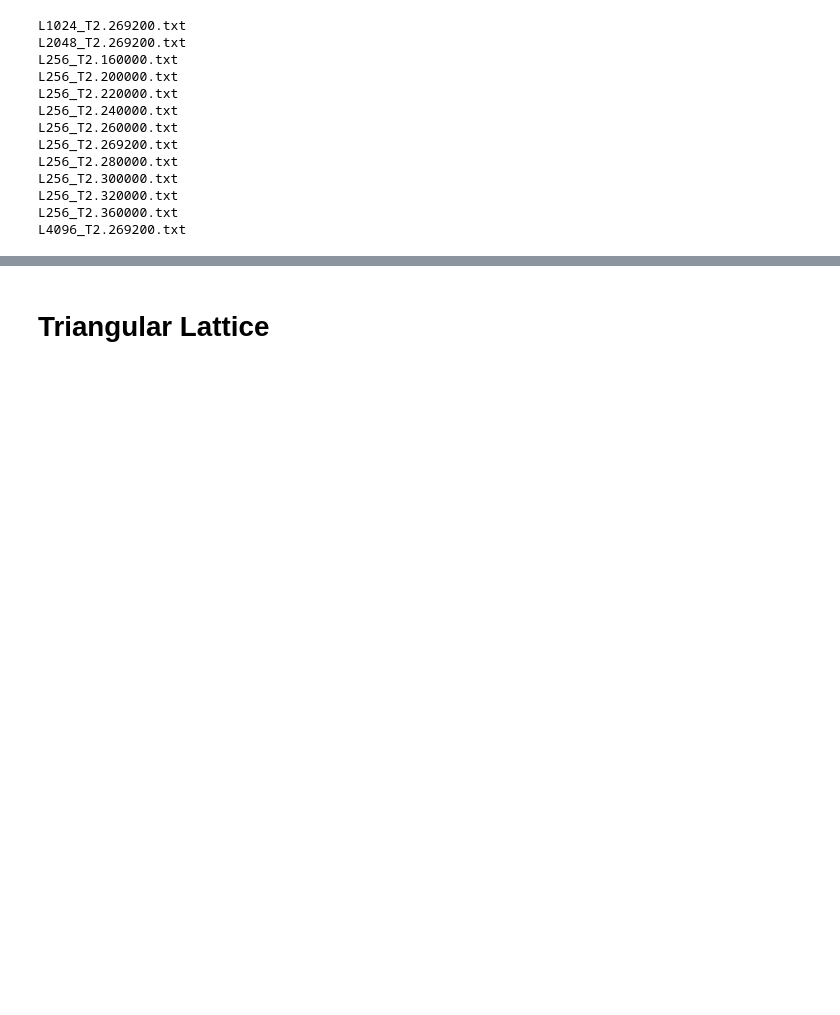
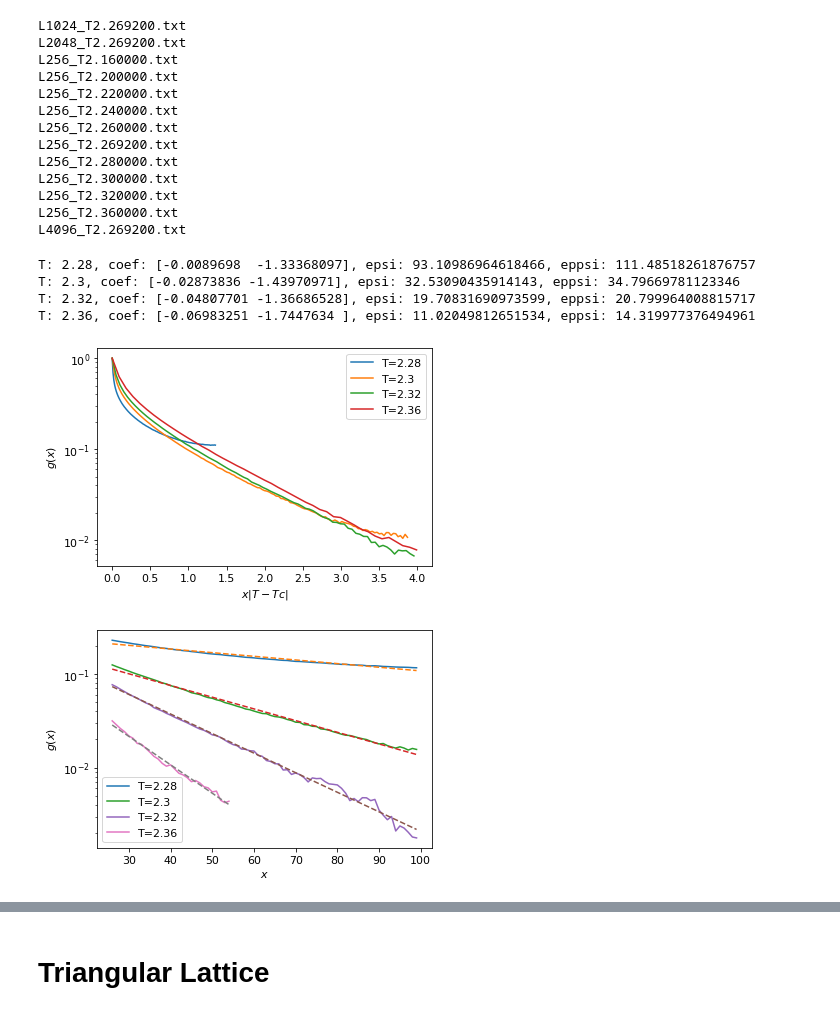
Before and after one commit to klashenriksson/MCSim_CPF, a Jupyter notebook: analysis/lab2/result_analyzer.ipynb, the cells around one changed output, grey strips where cells are left out. Saved outputs shown, nothing was run; the diff lists cells and outputs as text; code cells hidden in the pictures; blank space fills up the shorter version.

```diff
--- a/analysis/lab2/result_analyzer.ipynb
+++ b/analysis/lab2/result_analyzer.ipynb
@@ -217,6 +217,66 @@ L256_T2.300000.txt
 L256_T2.320000.txt
 L256_T2.360000.txt
 L4096_T2.269200.txt
+# %%
+# T > T_c
+# log(g) vs x/epsi
+
+epsilons = {"T": [], "time": [], "time_theory": []}
+
+fig, ax = plt.subplots()
+fig1, ax1 = plt.subplots()
+
+c_256 = corrs["256"]
+L_half = 127
+for T_key in c_256:
+    T = float(T_key)
+    if T <= Tc:
+        continue
+    x = c_256[T_key]["x"]
+    corr_val = c_256[T_key]["value"]
+
+    x = x.iloc[:L_half]
+    corr_val = corr_val.iloc[:L_half]
+
+    x_over_epsi = x*(T - Tc)
+    x_over_epsi = x_over_epsi[x_over_epsi <= (4 if T > 2.28 else 4)]
+    ax.plot(x_over_epsi, corr_val[x_over_epsi.index], '-', label=f"T={T}")
+
+    x = x[x < (100 if T < 2.36 else 55)]
+    x = x[x > 25]
+    corr_val = corr_val[x.index]
+
+    ax1.plot(x, corr_val, '-', label=f"T={T}")
+    #polyfit stuff
+    coef = np.polyfit(x, np.log(corr_val), 1)
+    eppsi = -1/coef[0]
+    ax1.plot(x, np.exp(coef[1] + coef[0]*x), '--')
+
+    epsi = 1.0/(T-Tc)
+    epsilons["T"].append(T)
+    epsilons["time_theory"].append(epsi)
+    epsilons["time"].append(eppsi)
+
+    print(f"T: {T}, coef: {coef}, epsi: {epsi}, eppsi: {eppsi}")
+
+ax.set_yscale("log")
+ax.set_xlabel("$x\|T-Tc\|$")
+ax.set_ylabel("$g(x)$")
+ax.legend()
+
+ax1.set_yscale("log")
+ax1.set_xlabel("$x$")
+ax1.set_ylabel("$g(x)$")
+ax1.legend()
+
+ax2.set_yscale("log")
+# %% [output]
+T: 2.28, coef: [-0.0089698  -1.33368097], epsi: 93.10986964618466, eppsi: 111.48518261876757
+T: 2.3, coef: [-0.02873836 -1.43970971], epsi: 32.53090435914143, eppsi: 34.79669781123346
+T: 2.32, coef: [-0.04807701 -1.36686528], epsi: 19.70831690973599, eppsi: 20.799964008815717
+T: 2.36, coef: [-0.06983251 -1.7447634 ], epsi: 11.02049812651534, eppsi: 14.319977376494961
+[figure, added]
+[figure, added]
 # %%
 # Raw
 
```
Also changed, not shown: parts of 11 cells of this notebook, 18 other files.
